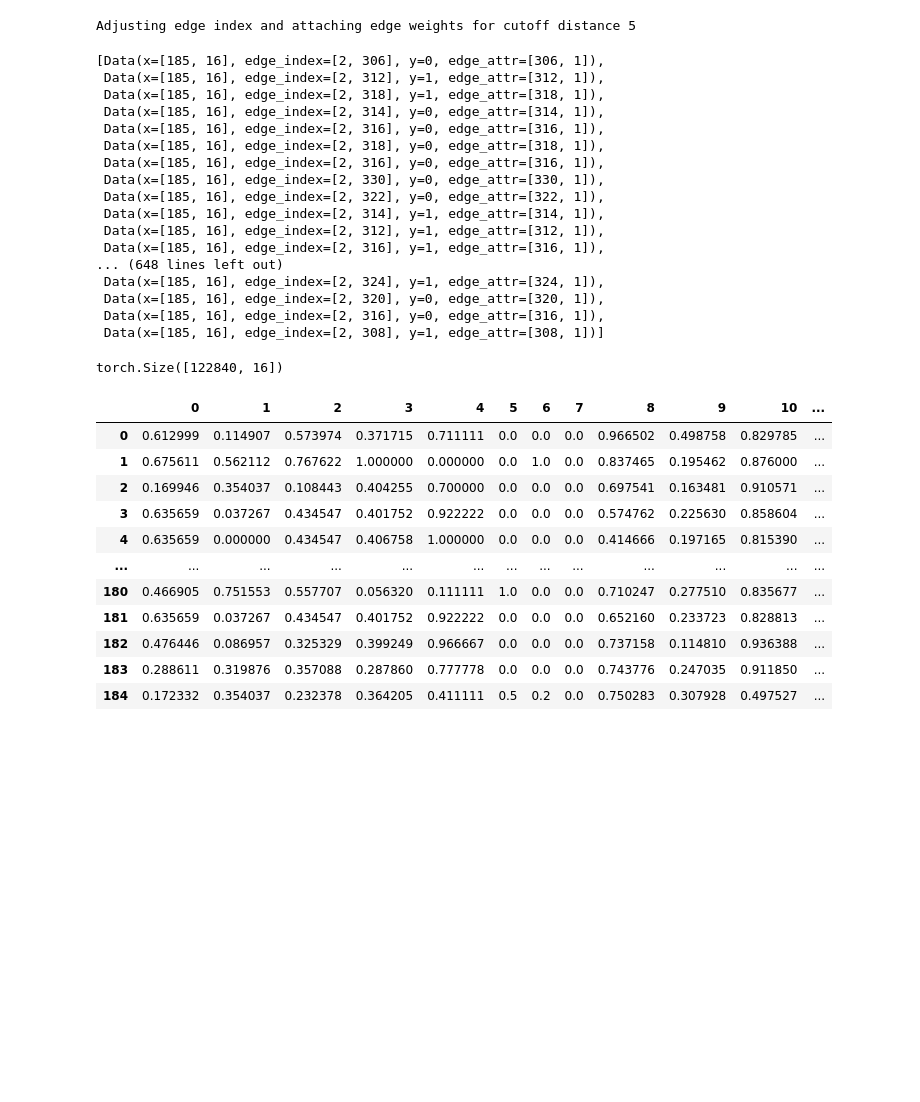
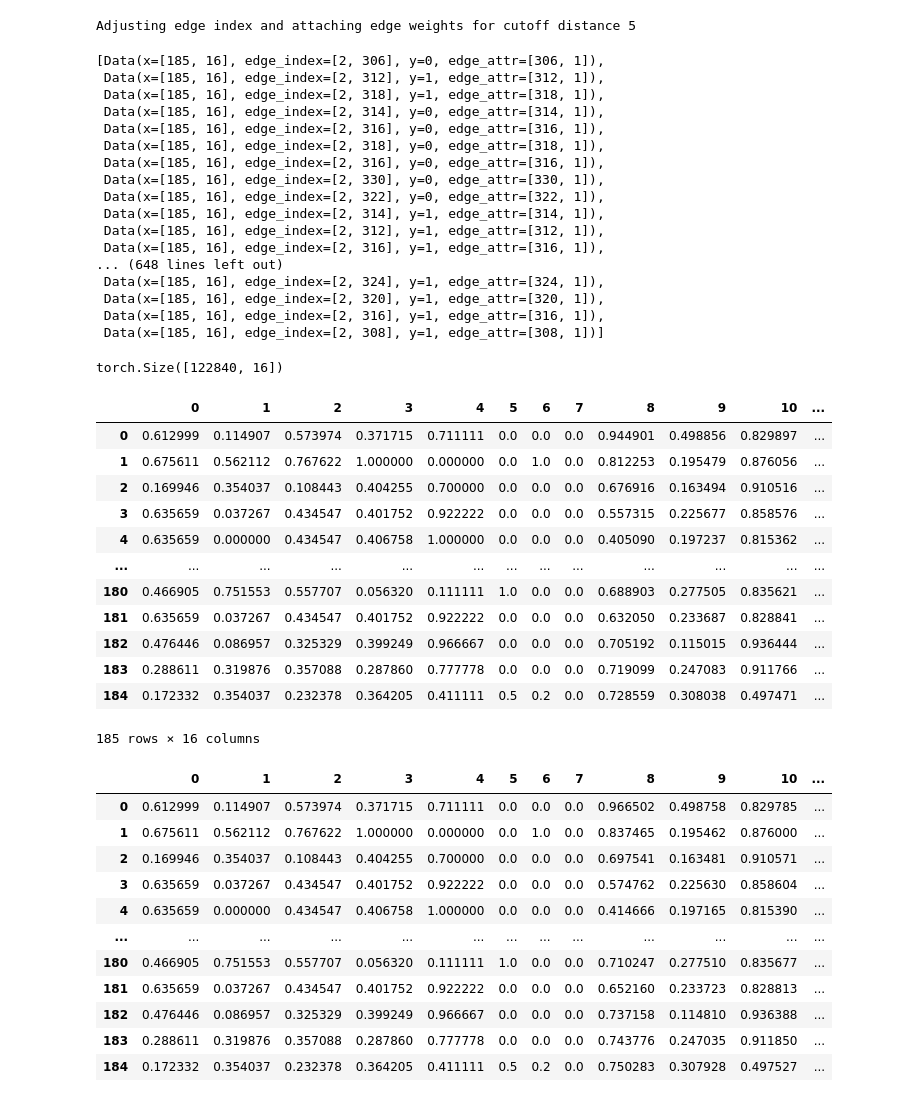
Before and after one commit to fowler-lab/tb-pnca-gnn, a Jupyter notebook: dd_pnca/af_structures.ipynb, the cells around one changed output. Saved outputs shown, nothing was run; the diff lists cells and outputs as text; code cells hidden in the pictures; blank space fills up the shorter version.

```diff
--- a/dd_pnca/af_structures.ipynb
+++ b/dd_pnca/af_structures.ipynb
@@ -32,14 +32,24 @@ pnca = pncaGraph(pdb='../pdb/3PL1-PZA.pdb',
                     # lig_pdb='../pdb/3PL1-PZA.pdb',
                     cutoff_distance=8)
 # %%
-pnca_m = pncaGraph(pdb='../pdb/0_unrelaxed_rank_001_alphafold2_ptm_model_4_seed_000.pdb',
+# pnca_m = pncaGraph(pdb='../pdb/0_unrelaxed_rank_001_alphafold2_ptm_model_4_seed_000.pdb',
+#                     lig_resname='PZA',
+#                     self_loops=False,
+#                     cutoff_distance=8)
+
+# pnca_m = pncaGraph(pdb='../dd_pnca/merged.pdb',
+#                     lig_resname='PZA',
+#                     self_loops=False,
+#                     cutoff_distance=8)
+
+pnca_m = pncaGraph(pdb='../pdb/test_structures/aligned/pza_attached/99_unrelaxed_rank_001_alphafold2_ptm_model_4_seed_000.pdb',
                     lig_resname='PZA',
                     self_loops=False,
                     cutoff_distance=8)
-# pnca_m = pncaGraph(pdb='../pdb/test_structures/aligned/pza_attached/0_unrelaxed_rank_001_alphafold2_ptm_model_4_seed_000.pdb',
-#                     lig_resname='PZA',
-#                     self_loops=False,
-#                     cutoff_distance=8)
+pnca_m = pncaGraph(pdb='../dd_pnca/test_structs/99_unrelaxed_rank_001_alphafold2_ptm_model_4_seed_000.pdb',
+                    lig_resname='PZA',
+                    self_loops=False,
+                    cutoff_distance=8)
 # %%
 pnca_m.gen_dataset(
         wt_seq='',
@@ -76,8 +84,10 @@ def create_graphs(structs_path, seqs):
 
     return output_dict
 # %%
-test_structs = '../pdb/test_structures/aligned/pza_attached'
-train_structs = '../pdb/train_structures/aligned/pza_attached'
+test_structs = '../pdb/test_pza'
+train_structs = '../pdb/train_pza'
+# test_structs = '../pdb/test_structures/aligned/pza_attached'
+# train_structs = '../pdb/train_structures/aligned/pza_attached'
 train_graph_dict = create_graphs(train_structs, train_seqs)
 test_graph_dict = create_graphs(test_structs, test_seqs)
 # %%
@@ -148,7 +157,10 @@ graph_dict = {
 # %%
 # save graph_dict as pickle
 
-with open('datasets/singletons_af_graph_dict.pkl', 'wb') as f:
+# with open('datasets/singletons_af_graph_dict.pkl', 'wb') as f:
+#     pkl.dump(graph_dict, f)
+
+with open('datasets/singletons_af_w_pza_graph_dict.pkl', 'wb') as f:
     pkl.dump(graph_dict, f)
 
 # with open('datasets/singletons_af_no_mut_feats_graph_dict.pkl', 'wb') as f:
@@ -156,7 +168,10 @@ with open('datasets/singletons_af_graph_dict.pkl', 'wb') as f:
 # %%
 # open graph_dict pickle as dictionary
 
-with open('datasets/singletons_af_graph_dict.pkl', 'rb') as f:
+# with open('datasets/singletons_af_graph_dict.pkl', 'rb') as f:
+#     graph_dict = pkl.load(f)
+
+with open('datasets/singletons_af_w_pza_graph_dict.pkl', 'rb') as f:
     graph_dict = pkl.load(f)
 # %% [markdown]
 ### Inspect and test
@@ -232,8 +247,8 @@ a
  Data(x=[185, 16], edge_index=[2, 316], y=1, edge_attr=[316, 1]),
 ... (648 lines left out)
  Data(x=[185, 16], edge_index=[2, 324], y=1, edge_attr=[324, 1]),
- Data(x=[185, 16], edge_index=[2, 320], y=0, edge_attr=[320, 1]),
- Data(x=[185, 16], edge_index=[2, 316], y=0, edge_attr=[316, 1]),
+ Data(x=[185, 16], edge_index=[2, 320], y=1, edge_attr=[320, 1]),
+ Data(x=[185, 16], edge_index=[2, 316], y=1, edge_attr=[316, 1]),
  Data(x=[185, 16], edge_index=[2, 308], y=1, edge_attr=[308, 1])]
 # %%
 # import torch
@@ -250,6 +265,23 @@ a
 all_features.shape
 # %% [output]
 torch.Size([122840, 16])
+# %%
+df = pd.DataFrame(a[20].x)
+display(df)
+# %% [output]
+|  | 0 | 1 | 2 | 3 | 4 | 5 | 6 | 7 | 8 | 9 | 10 | ... |
+| 0 | 0.612999 | 0.114907 | 0.573974 | 0.371715 | 0.711111 | 0.0 | 0.0 | 0.0 | 0.944901 | 0.498856 | 0.829897 | ... |
+| 1 | 0.675611 | 0.562112 | 0.767622 | 1.000000 | 0.000000 | 0.0 | 1.0 | 0.0 | 0.812253 | 0.195479 | 0.876056 | ... |
+| 2 | 0.169946 | 0.354037 | 0.108443 | 0.404255 | 0.700000 | 0.0 | 0.0 | 0.0 | 0.676916 | 0.163494 | 0.910516 | ... |
+| 3 | 0.635659 | 0.037267 | 0.434547 | 0.401752 | 0.922222 | 0.0 | 0.0 | 0.0 | 0.557315 | 0.225677 | 0.858576 | ... |
+| 4 | 0.635659 | 0.000000 | 0.434547 | 0.406758 | 1.000000 | 0.0 | 0.0 | 0.0 | 0.405090 | 0.197237 | 0.815362 | ... |
+| ... | ... | ... | ... | ... | ... | ... | ... | ... | ... | ... | ... | ... |
+| 180 | 0.466905 | 0.751553 | 0.557707 | 0.056320 | 0.111111 | 1.0 | 0.0 | 0.0 | 0.688903 | 0.277505 | 0.835621 | ... |
+| 181 | 0.635659 | 0.037267 | 0.434547 | 0.401752 | 0.922222 | 0.0 | 0.0 | 0.0 | 0.632050 | 0.233687 | 0.828841 | ... |
+| 182 | 0.476446 | 0.086957 | 0.325329 | 0.399249 | 0.966667 | 0.0 | 0.0 | 0.0 | 0.705192 | 0.115015 | 0.936444 | ... |
+| 183 | 0.288611 | 0.319876 | 0.357088 | 0.287860 | 0.777778 | 0.0 | 0.0 | 0.0 | 0.719099 | 0.247083 | 0.911766 | ... |
+| 184 | 0.172332 | 0.354037 | 0.232378 | 0.364205 | 0.411111 | 0.5 | 0.2 | 0.0 | 0.728559 | 0.308038 | 0.497471 | ... |
+185 rows × 16 columns
 # %%
 df = pd.DataFrame(a[20].x)
 display(df)
```
Also changed, not shown: parts of 2 cells of this notebook.
